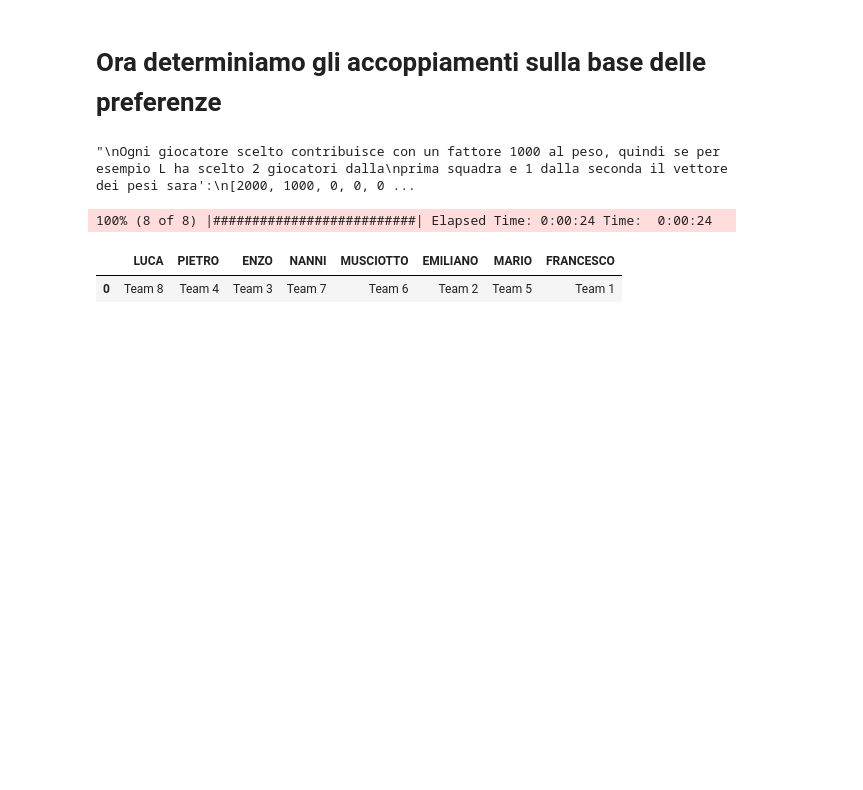
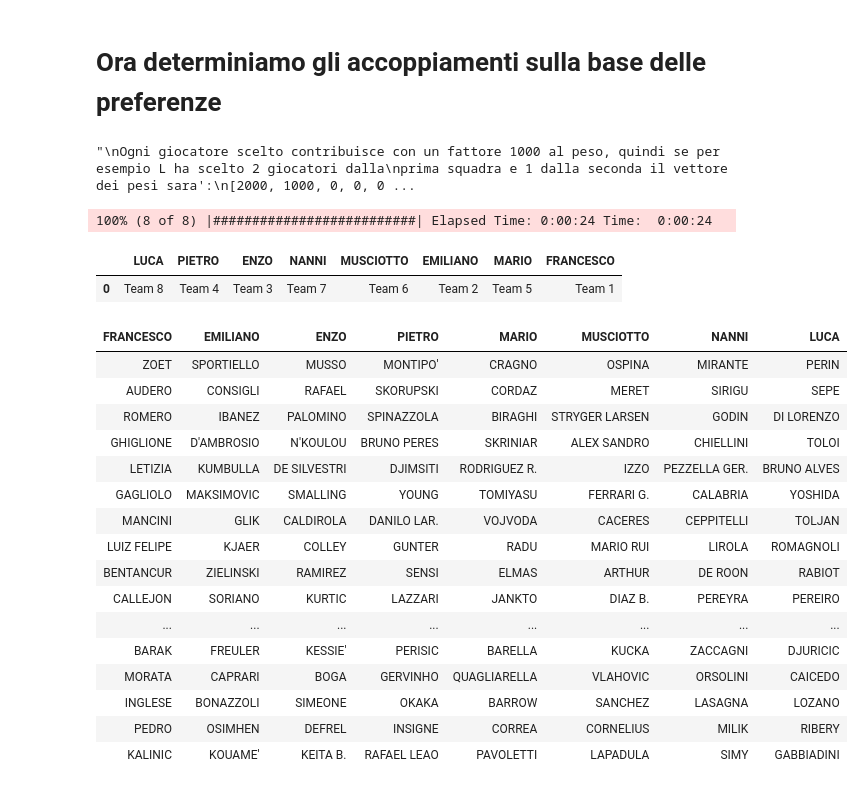
Before and after one commit to lucaagozzino/Fantapalla_simulazioni, a Jupyter notebook: Rose_quotazioni.ipynb, the cells around one changed output. Cells and saved outputs as stored; diff of their text form; code cells hidden in the pictures; blank space fills up the shorter version.

```diff
--- a/Rose_quotazioni.ipynb
+++ b/Rose_quotazioni.ipynb
@@ -160,3 +144,6 @@ pd.DataFrame(data=dic)
 100% (8 of 8) |##########################| Elapsed Time: 0:00:24 Time:  0:00:24
 |  | LUCA | PIETRO | ENZO | NANNI | MUSCIOTTO | EMILIANO | MARIO | FRANCESCO |
 | 0 | Team 8 | Team 4 | Team 3 | Team 7 | Team 6 | Team 2 | Team 5 | Team 1 |
+# %%
+rosa_assegnata = rosa_parzial_pickle
+rosa_assegnata.columns = team_names
@@ -162,0 +152,20 @@ pd.DataFrame(data=dic)
+# %%
+FC_colors(rosa_assegnata,struttura_parziale)
+# %% [output]
+| FRANCESCO | EMILIANO | ENZO | PIETRO | MARIO | MUSCIOTTO | NANNI | LUCA |
+| ZOET | SPORTIELLO | MUSSO | MONTIPO' | CRAGNO | OSPINA | MIRANTE | PERIN |
+| AUDERO | CONSIGLI | RAFAEL | SKORUPSKI | CORDAZ | MERET | SIRIGU | SEPE |
+| ROMERO | IBANEZ | PALOMINO | SPINAZZOLA | BIRAGHI | STRYGER LARSEN | GODIN | DI LORENZO |
+| GHIGLIONE | D'AMBROSIO | N'KOULOU | BRUNO PERES | SKRINIAR | ALEX SANDRO | CHIELLINI | TOLOI |
+| LETIZIA | KUMBULLA | DE SILVESTRI | DJIMSITI | RODRIGUEZ R. | IZZO | PEZZELLA GER. | BRUNO ALVES |
+| GAGLIOLO | MAKSIMOVIC | SMALLING | YOUNG | TOMIYASU | FERRARI G. | CALABRIA | YOSHIDA |
+| MANCINI | GLIK | CALDIROLA | DANILO LAR. | VOJVODA | CACERES | CEPPITELLI | TOLJAN |
+| LUIZ FELIPE | KJAER | COLLEY | GUNTER | RADU | MARIO RUI | LIROLA | ROMAGNOLI |
+| BENTANCUR | ZIELINSKI | RAMIREZ | SENSI | ELMAS | ARTHUR | DE ROON | RABIOT |
+| CALLEJON | SORIANO | KURTIC | LAZZARI | JANKTO | DIAZ B. | PEREYRA | PEREIRO |
+| ... | ... | ... | ... | ... | ... | ... | ... |
+| BARAK | FREULER | KESSIE' | PERISIC | BARELLA | KUCKA | ZACCAGNI | DJURICIC |
+| MORATA | CAPRARI | BOGA | GERVINHO | QUAGLIARELLA | VLAHOVIC | ORSOLINI | CAICEDO |
+| INGLESE | BONAZZOLI | SIMEONE | OKAKA | BARROW | SANCHEZ | LASAGNA | LOZANO |
+| PEDRO | OSIMHEN | DEFREL | INSIGNE | CORREA | CORNELIUS | MILIK | RIBERY |
+| KALINIC | KOUAME' | KEITA B. | RAFAEL LEAO | PAVOLETTI | LAPADULA | SIMY | GABBIADINI |
```
Also changed, not shown: parts of 3 cells of this notebook.
